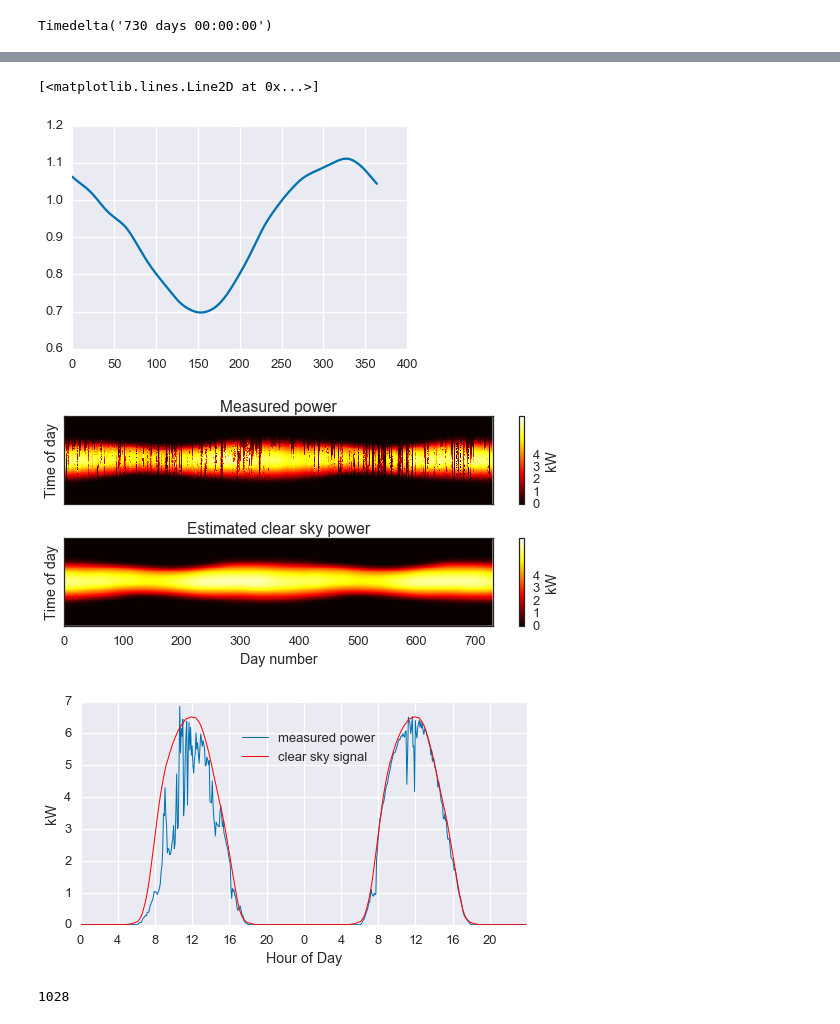
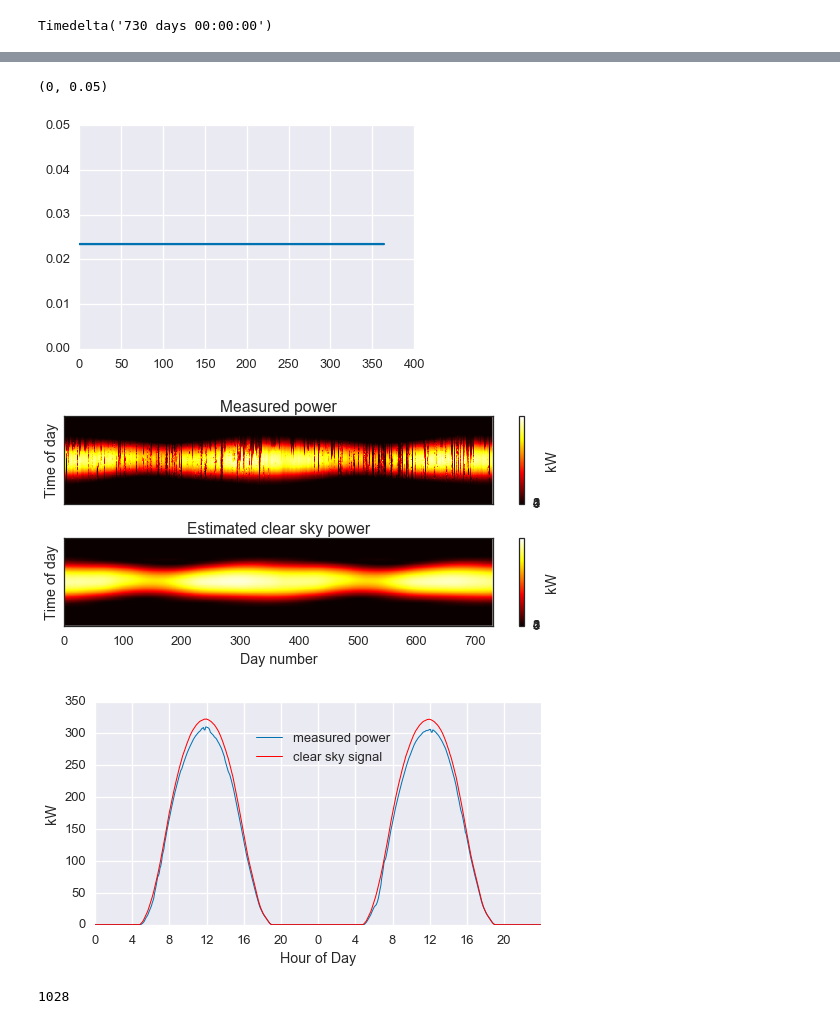
Before and after one commit to slacgismo/StatisticalClearSky, a Jupyter notebook: notebooks/Example_02-Copy1.ipynb, the cells around one changed output, grey strips where cells are left out. Drawn from its saved outputs; the diff is of its cells as text; code cells hidden in the pictures.

Commit message:
fixing 2nd order constraint for data sets less than one year

```diff
--- a/notebooks/Example_02-Copy1.ipynb
+++ b/notebooks/Example_02-Copy1.ipynb
@@ -21,7 +21,7 @@ from datetime import datetime
 # %%
 pv_data = pd.read_pickle('/Users/bennetmeyers/Documents/CS229/Project/SolarForecasting/data/master_dataset.pkl')
 # %%
-df = pv_data['S34'].fillna(0)
+df = pv_data['total_power'].fillna(0)
 # %%
 df.head()
 # %% [output]
@@ -75,7 +75,7 @@ plt.show()
 # %%
 ics = IterativeClearSky(D, k=5)
 # %%
-ics.mu_L = 5e2
+ics.mu_L = 5e3
 ics.mu_R = 1e3
 ics.tau = 0.9
 ics.minimize_objective(max_iter=8)
@@ -111,8 +107,9 @@ plt.show()
 # %%
-plt.plot((ics.R_cs.value[0,:-365].A1 - ics.R_cs.value[0,365:].A1))
+plt.plot((ics.R_cs.value[0,:-365].A1 - ics.R_cs.value[0,365:].A1) / ics.R_cs.value[0,:-365].A1)
+plt.ylim(0, 0.05)
 # %% [output]
-[<matplotlib.lines.Line2D at 0x...>]
+(0, 0.05)
-[figure, old version]
+[figure, new version]
 # %%
 with sns.axes_style("white"):
     fig, ax = plt.subplots(nrows=2, figsize=(8,4), sharex=True)
@@ -131,24 +128,24 @@ with sns.axes_style("white"):
     ax[1].set_ylabel('Time of day')
     plt.tight_layout()
 # %% [output]
-[figure, old version]
+[figure, new version]
 # %%
-D1 = 250
+D1 = 350
 D2 = D1 + 2
 actual = p[D1*288:D2*288].as_matrix()
 clearsky = ((ics.L_cs.value.dot(ics.R_cs.value)))[:, D1:D2].ravel(order='F').A1
 fig, ax = plt.subplots(nrows=1, figsize=(8,4))
 ax.plot(actual, linewidth=1, label='measured power')
 ax.plot(clearsky, linewidth=1, color='red', label='clear sky signal')
 plt.legend(loc=(.35,.7))
 ax.set_xlim(0, 288*(D2-D1))
 ax.set_ylabel('kW')
 ax.set_xticks(np.arange(0, 288*2, 2*24))
 ax.set_xticklabels(np.tile(np.arange(0,24,4),2))
 ax.set_xlabel('Hour of Day')
 plt.show()
 # %% [output]
-[figure, old version]
+[figure, new version]
 # %%
 print sum(ics.L_cs.size) + sum(ics.R_cs.size)
 # %% [output]
```
Also changed, not shown: parts of 7 cells of this notebook, 2 other files.
